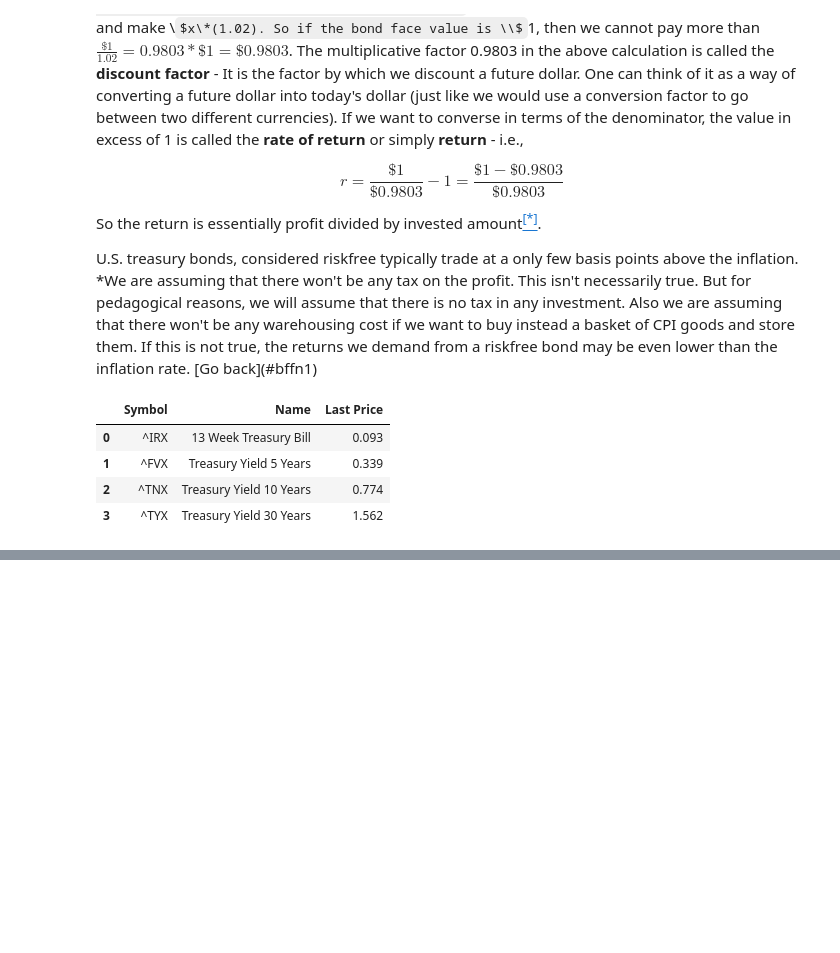
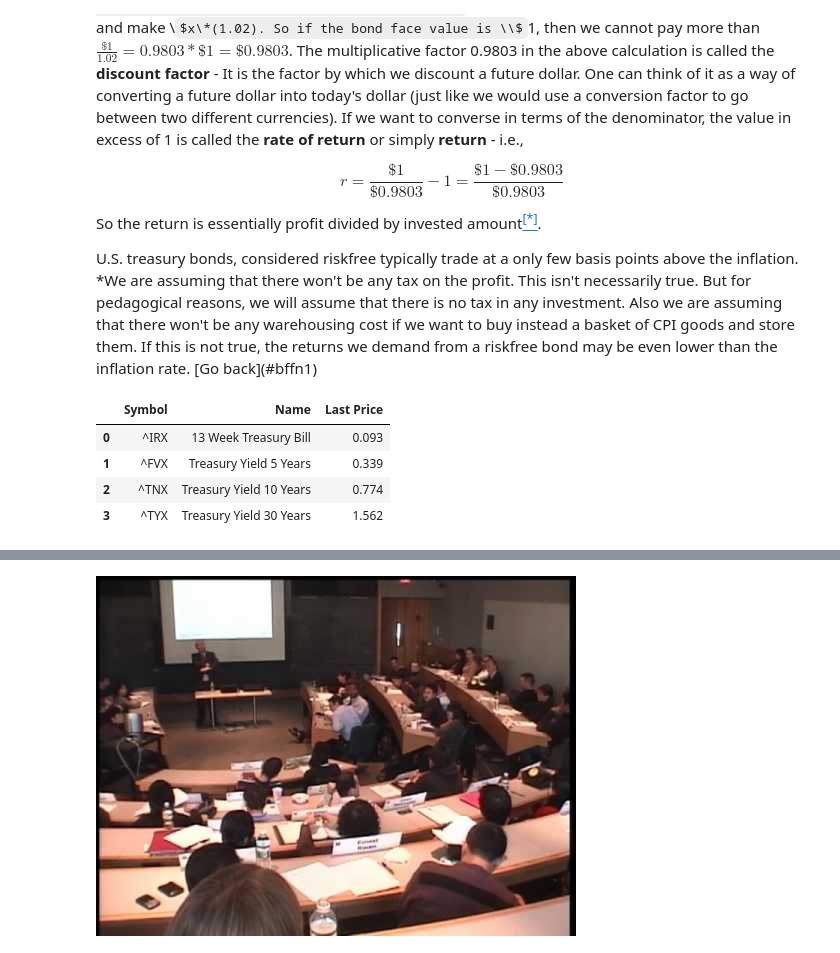
Before and after one commit to saravanadinesh/KnowledgeDump, a Jupyter notebook: Economics and Finance/Finance.ipynb, the cells around one changed output, grey strips where cells are left out. Saved outputs shown, nothing was run; the diff lists cells and outputs as text; code cells hidden in the pictures; some formulas as TeX source; blank space fills up the shorter version.

```diff
--- a/Economics and Finance/Finance.ipynb
+++ b/Economics and Finance/Finance.ipynb
@@ -153,0 +196,5 @@ In the previous section, we saw that the standard deviation is a good way to cha
+# %%
+from IPython.display import YouTubeVideo
+YouTubeVideo('J7d3vcaS9-o', width=800, height=450)
+# %% [output]
+[figure, added]
```
Also changed, not shown: parts of 4 cells of this notebook.
